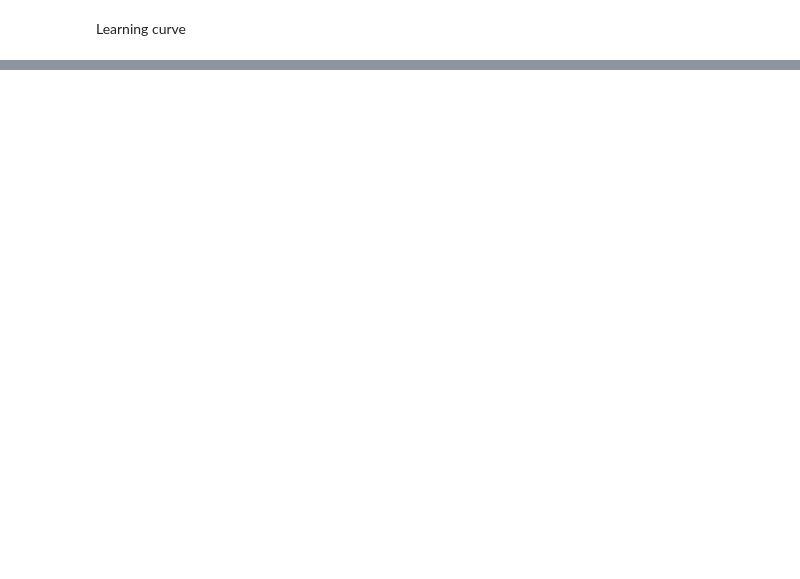
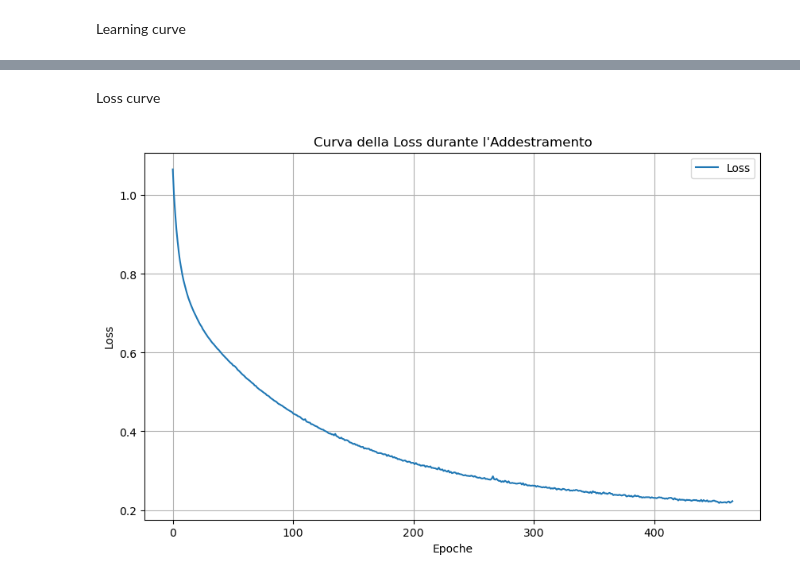
Before and after one commit to danlerr/Fondamenti-del-machine-learning, a Jupyter notebook: step4Perceptron.ipynb, the cells around one changed output, grey strips where cells are left out. Drawn from its saved outputs; the diff is of its cells as text; code cells hidden in the pictures; blank space fills up the shorter version.

```diff
--- a/step4Perceptron.ipynb
+++ b/step4Perceptron.ipynb
@@ -394,0 +412,13 @@ plt.show()
+# %% [markdown]
+Loss curve
+# %%
+plt.figure(figsize=(10, 6))
+plt.plot(best_mlp.loss_curve_, label='Loss')
+plt.xlabel('Epoche')
+plt.ylabel('Loss')
+plt.title('Curva della Loss durante l\'Addestramento')
+plt.legend()
+plt.grid()
+plt.show()
+# %% [output]
+[figure, added]
```
Also changed, not shown: parts of 12 cells of this notebook.
